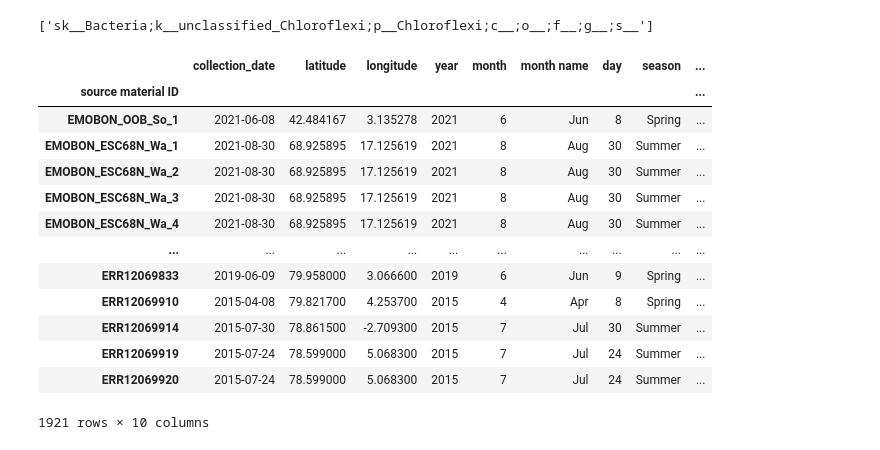
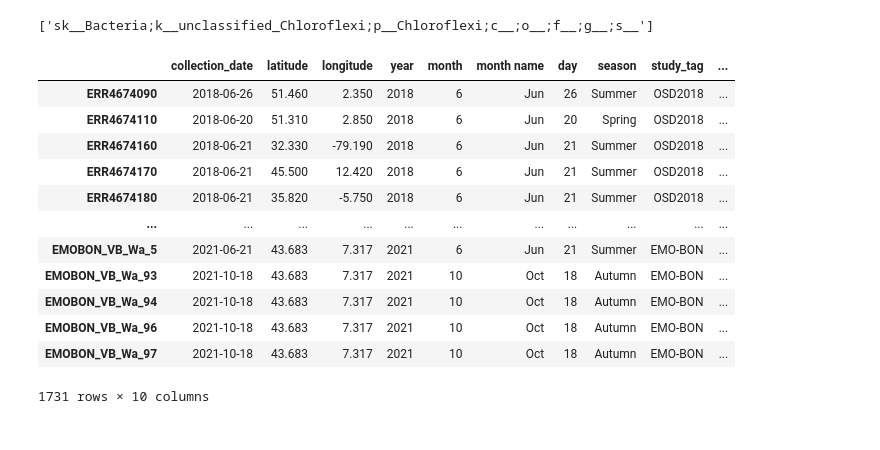
Before and after one commit to palec87/mgnify-methods, a Jupyter notebook: notebooks/07_multiple_studies_beta_emo-bon.ipynb, the cells around one changed output. Cells and saved outputs as stored; diff of their text form; code cells hidden in the pictures.

```diff
--- a/notebooks/07_multiple_studies_beta_emo-bon.ipynb
+++ b/notebooks/07_multiple_studies_beta_emo-bon.ipynb
@@ -285,7 +293,0 @@ Loaded 1859 samples
-# %%
-samples_meta = add_meta(samples_meta, analysis_meta)
-assert (samples_meta['sample_id'] == samples_meta['relationships.sample.data.id']).all()
-samples_meta.drop(columns=['relationships.sample.data.id'], inplace=True)
-samples_meta.set_index('relationships.run.data.id', inplace=True)
-samples_meta.index.name = 'source material ID'
-samples_meta.shape
@@ -353,7 +353,7 @@ if CONFIG['plots']['reads_histogram']:
 
 # Apply filtering
 cutoff = CONFIG['filtering']['min_reads_cutoff']
-to_drop = filter_number_reads(total_dict, cutoff)
+to_drop = filter_number_reads(samples_meta, cutoff)
 print(f"\nFiltering samples with < {cutoff} reads: {len(to_drop)} samples to remove")
 
 for sample in to_drop:
@@ -407,7 +418,7 @@ Merged taxonomy table: (7265, 1810)
 ## Synchronize Metadata and Taxonomy Tables
 # %%
 # Remove samples not in metadata
-df_tax_summary = filter_tax_summary(df_tax_summary, samples_meta)
+df_tax_summary, samples_meta = filter_tax_summary(df_tax_summary, samples_meta)
 
 # check data integrity
 # assert_taxonomy_integrity(df_tax_summary, samples_meta)
@@ -654,21 +589,20 @@ INFO | nb_multiple_studies | Explained variance: PC1=49.43%, PC2=6.75%
 ['sk__Bacteria;k__unclassified_Chloroflexi;p__Chloroflexi;c__;o__;f__;g__;s__']
 # %%
 # give me all columns of samples_meta which do not have any missing values
-samples_meta.dropna(axis=1, inplace=True)
+samples_meta_no_na = samples_meta.dropna(axis=1)
 # %%
-samples_meta
+samples_meta_no_na
 # %% [output]
-|  | collection_date | latitude | longitude | year | month | month name | day | season | ... |
-| source material ID |  |  |  |  |  |  |  |  | ... |
-| EMOBON_OOB_So_1 | 2021-06-08 | 42.484167 | 3.135278 | 2021 | 6 | Jun | 8 | Spring | ... |
-| EMOBON_ESC68N_Wa_1 | 2021-08-30 | 68.925895 | 17.125619 | 2021 | 8 | Aug | 30 | Summer | ... |
-| EMOBON_ESC68N_Wa_2 | 2021-08-30 | 68.925895 | 17.125619 | 2021 | 8 | Aug | 30 | Summer | ... |
-| EMOBON_ESC68N_Wa_3 | 2021-08-30 | 68.925895 | 17.125619 | 2021 | 8 | Aug | 30 | Summer | ... |
-| EMOBON_ESC68N_Wa_4 | 2021-08-30 | 68.925895 | 17.125619 | 2021 | 8 | Aug | 30 | Summer | ... |
-| ... | ... | ... | ... | ... | ... | ... | ... | ... | ... |
-| ERR12069833 | 2019-06-09 | 79.958000 | 3.066600 | 2019 | 6 | Jun | 9 | Spring | ... |
-| ERR12069910 | 2015-04-08 | 79.821700 | 4.253700 | 2015 | 4 | Apr | 8 | Spring | ... |
-| ERR12069914 | 2015-07-30 | 78.861500 | -2.709300 | 2015 | 7 | Jul | 30 | Summer | ... |
-| ERR12069919 | 2015-07-24 | 78.599000 | 5.068300 | 2015 | 7 | Jul | 24 | Summer | ... |
-| ERR12069920 | 2015-07-24 | 78.599000 | 5.068300 | 2015 | 7 | Jul | 24 | Summer | ... |
+|  | collection_date | latitude | longitude | year | month | month name | day | season | study_tag | ... |
+| ERR4674090 | 2018-06-26 | 51.460 | 2.350 | 2018 | 6 | Jun | 26 | Summer | OSD2018 | ... |
+| ERR4674110 | 2018-06-20 | 51.310 | 2.850 | 2018 | 6 | Jun | 20 | Spring | OSD2018 | ... |
+| ERR4674160 | 2018-06-21 | 32.330 | -79.190 | 2018 | 6 | Jun | 21 | Summer | OSD2018 | ... |
+| ERR4674170 | 2018-06-21 | 45.500 | 12.420 | 2018 | 6 | Jun | 21 | Summer | OSD2018 | ... |
+| ERR4674180 | 2018-06-21 | 35.820 | -5.750 | 2018 | 6 | Jun | 21 | Summer | OSD2018 | ... |
+| ... | ... | ... | ... | ... | ... | ... | ... | ... | ... | ... |
+| EMOBON_VB_Wa_5 | 2021-06-21 | 43.683 | 7.317 | 2021 | 6 | Jun | 21 | Summer | EMO-BON | ... |
+| EMOBON_VB_Wa_93 | 2021-10-18 | 43.683 | 7.317 | 2021 | 10 | Oct | 18 | Autumn | EMO-BON | ... |
+| EMOBON_VB_Wa_94 | 2021-10-18 | 43.683 | 7.317 | 2021 | 10 | Oct | 18 | Autumn | EMO-BON | ... |
+| EMOBON_VB_Wa_96 | 2021-10-18 | 43.683 | 7.317 | 2021 | 10 | Oct | 18 | Autumn | EMO-BON | ... |
+| EMOBON_VB_Wa_97 | 2021-10-18 | 43.683 | 7.317 | 2021 | 10 | Oct | 18 | Autumn | EMO-BON | ... |
-1921 rows × 10 columns
+1731 rows × 10 columns
```
Also changed, not shown: parts of 21 cells of this notebook, 4 other files.
